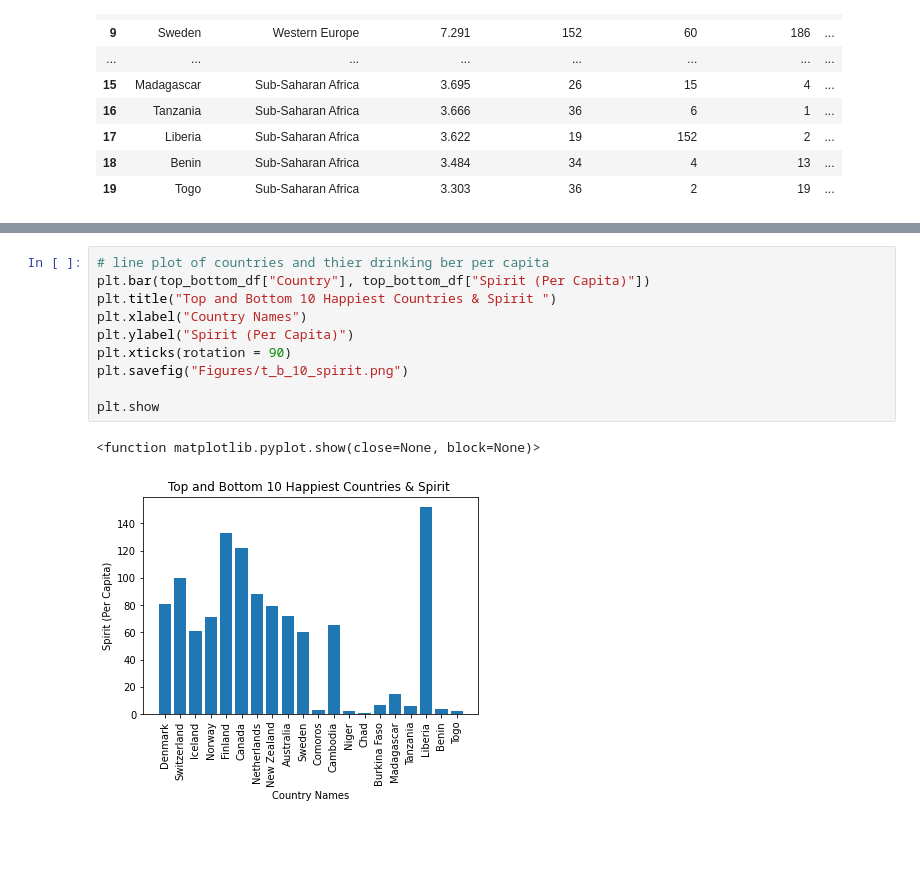
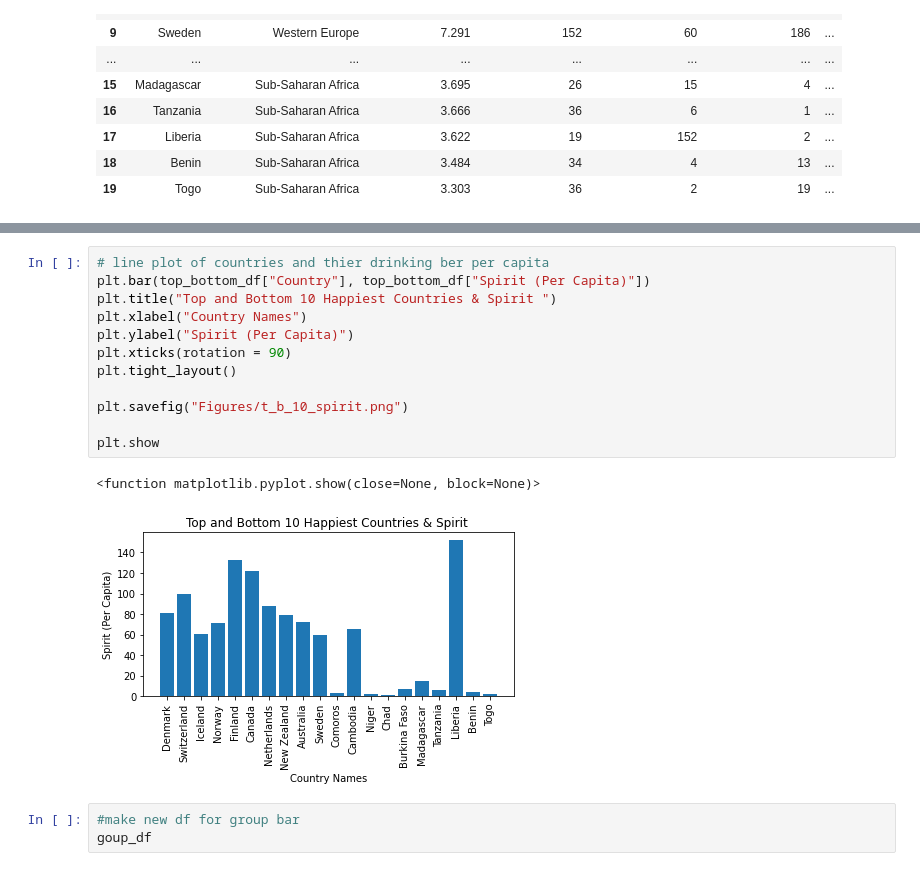
Before and after one commit to Caleman34/Alcohol_and_Happiness, a Jupyter notebook: Alcohol_and_Happiness.ipynb, the cells around one changed output, grey strips where cells are left out. Drawn from its saved outputs; the diff is of its cells as text; blank space fills up the shorter version.

```diff
--- a/Alcohol_and_Happiness.ipynb
+++ b/Alcohol_and_Happiness.ipynb
@@ -212,15 +216,20 @@ plt.show
 # %%
 # line plot of countries and thier drinking ber per capita
 plt.bar(top_bottom_df["Country"], top_bottom_df["Spirit (Per Capita)"])
 plt.title("Top and Bottom 10 Happiest Countries & Spirit ")
 plt.xlabel("Country Names")
 plt.ylabel("Spirit (Per Capita)")
 plt.xticks(rotation = 90)
+plt.tight_layout()
+
 plt.savefig("Figures/t_b_10_spirit.png")
 
 plt.show
 # %% [output]
 <function matplotlib.pyplot.show(close=None, block=None)>
-[figure, old version]
+[figure, new version]
+# %%
+#make new df for group bar
+goup_df
 # %%
 #Combine all 3 alcohols
```
Also changed, not shown: parts of 7 cells of this notebook, 8 other files.
